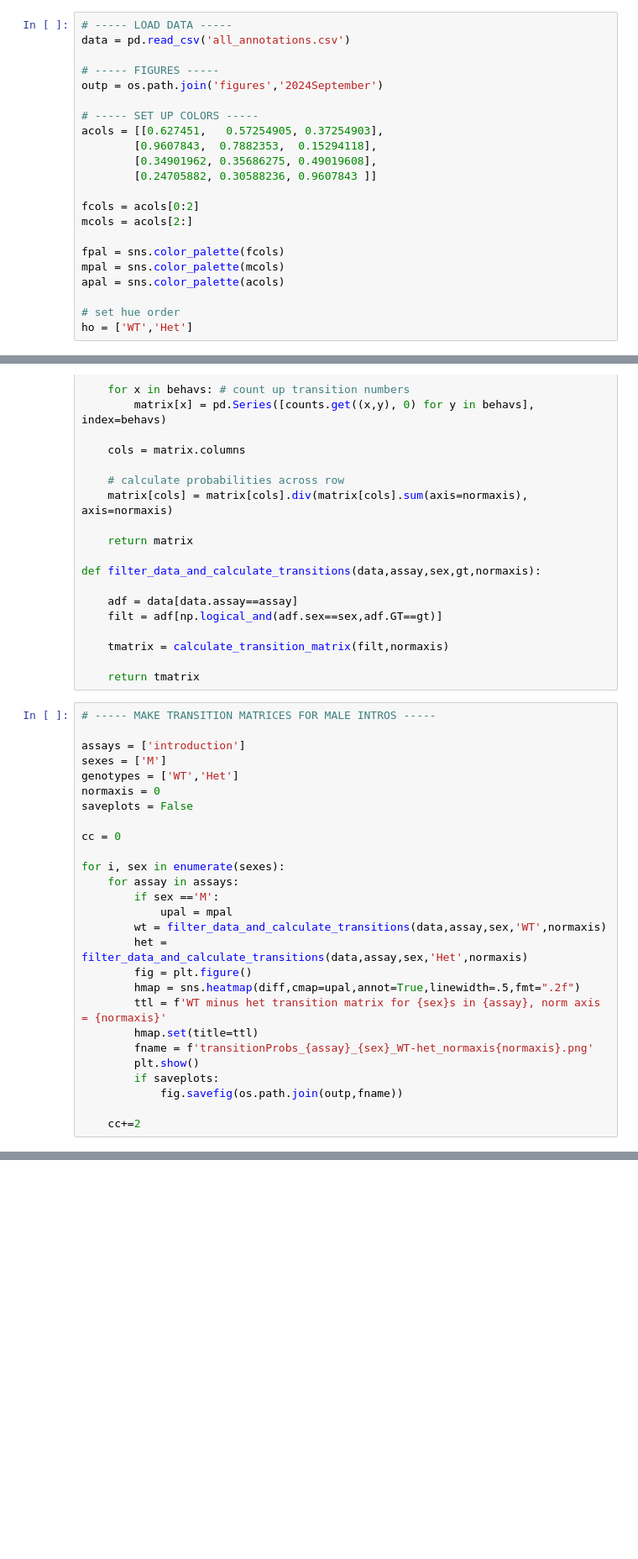
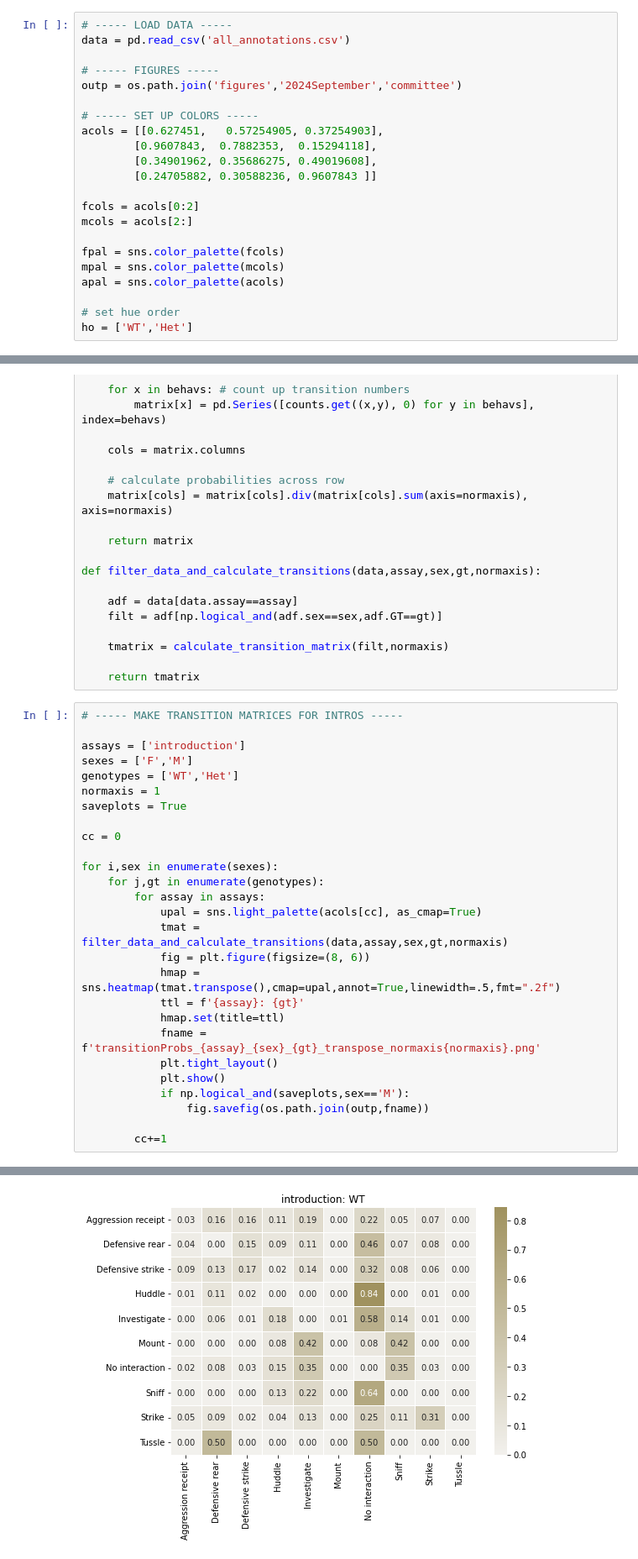
Before and after one commit to nhoglen/scn2a-paper-GWJSNH-code, a Jupyter notebook: 240924_scratch_sniffToHuddlePlotsCommittee.ipynb, the cells around one changed output, grey strips where cells are left out. Shown at 84% size. Drawn from its saved outputs; the diff is of its cells as text; blank space fills up the shorter version.

```diff
--- a/240924_scratch_sniffToHuddlePlotsCommittee.ipynb
+++ b/240924_scratch_sniffToHuddlePlotsCommittee.ipynb
@@ -25,7 +25,7 @@ import pdb
 data = pd.read_csv('all_annotations.csv')
 
 # ----- FIGURES -----
-outp = os.path.join('figures','2024September')
+outp = os.path.join('figures','2024September','committee')
 
 # ----- SET UP COLORS -----
 acols = [[0.627451,   0.57254905, 0.37254903],
@@ -74,29 +74,30 @@ def filter_data_and_calculate_transitions(data,assay,sex,gt,normaxis):
 
     return tmatrix
 # %%
-# ----- MAKE TRANSITION MATRICES FOR MALE INTROS -----
+# ----- MAKE TRANSITION MATRICES FOR INTROS -----
 
 assays = ['introduction']
-sexes = ['M']
+sexes = ['F','M']
 genotypes = ['WT','Het']
-normaxis = 0
-saveplots = False
+normaxis = 1
+saveplots = True
 
 cc = 0
 
-for i, sex in enumerate(sexes):
-    for assay in assays:
-        if sex =='M':
-            upal = mpal
-        wt = filter_data_and_calculate_transitions(data,assay,sex,'WT',normaxis)
-        het = filter_data_and_calculate_transitions(data,assay,sex,'Het',normaxis)
-        fig = plt.figure()
-        hmap = sns.heatmap(diff,cmap=upal,annot=True,linewidth=.5,fmt=".2f")
-        ttl = f'WT minus het transition matrix for {sex}s in {assay}, norm axis = {normaxis}'
-        hmap.set(title=ttl)
-        fname = f'transitionProbs_{assay}_{sex}_WT-het_normaxis{normaxis}.png'
-        plt.show()
-        if saveplots:
-            fig.savefig(os.path.join(outp,fname))
+for i,sex in enumerate(sexes):
+    for j,gt in enumerate(genotypes):
+        for assay in assays:
+            upal = sns.light_palette(acols[cc], as_cmap=True)
+            tmat = filter_data_and_calculate_transitions(data,assay,sex,gt,normaxis)
+            fig = plt.figure(figsize=(8, 6))
+            hmap = sns.heatmap(tmat.transpose(),cmap=upal,annot=True,linewidth=.5,fmt=".2f")
+            ttl = f'{assay}: {gt}'
+            hmap.set(title=ttl)
+            fname = f'transitionProbs_{assay}_{sex}_{gt}_transpose_normaxis{normaxis}.png'
+            plt.tight_layout()
+            plt.show()
+            if np.logical_and(saveplots,sex=='M'):
+                fig.savefig(os.path.join(outp,fname))
 
-    cc+=2
+        cc+=1
+# %% [output]
@@ -102,0 +109 @@ for i, sex in enumerate(sexes):
+[figure, added]
```
Also changed, not shown: parts of 13 cells of this notebook.
